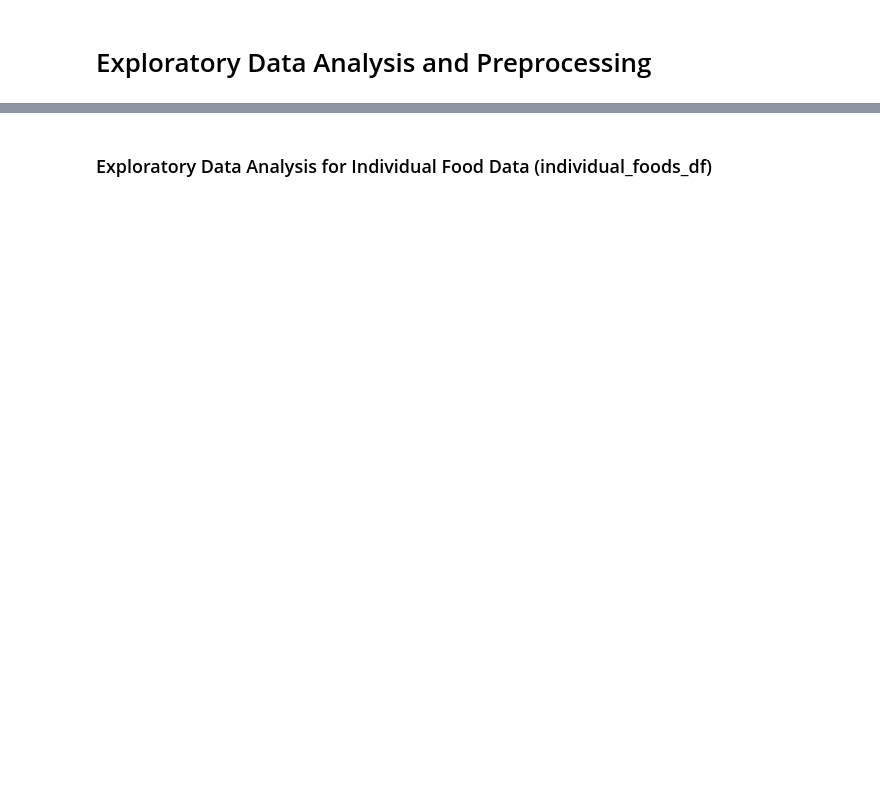
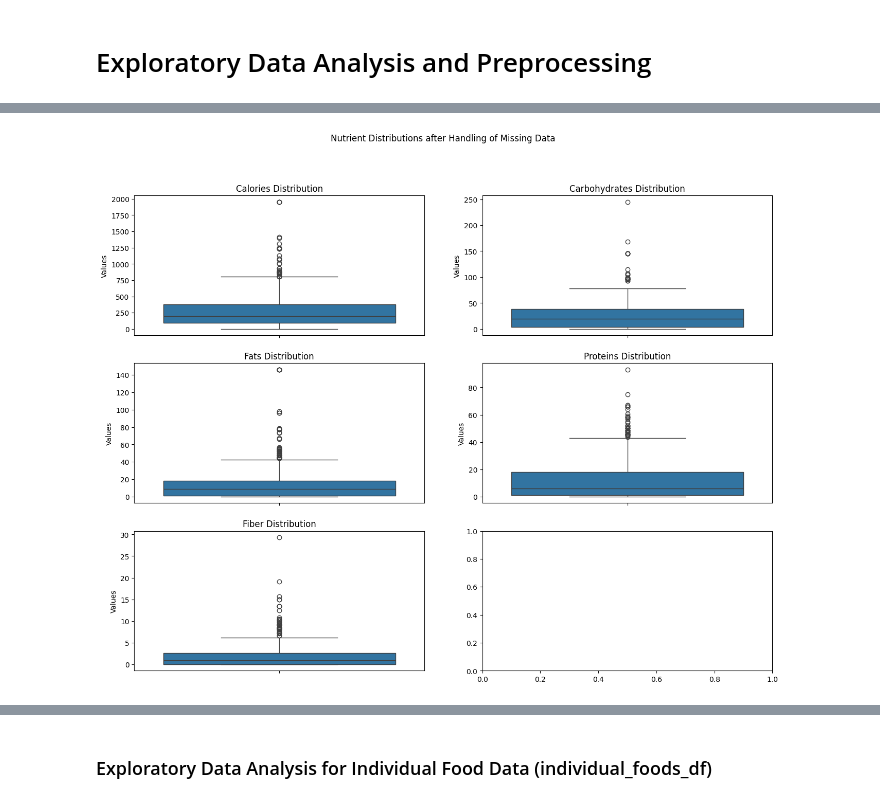
Before and after one commit to lvandine44/MADS-Capstone, a Jupyter notebook: 3-EDA and Preprocessing.ipynb, the cells around one changed output, grey strips where cells are left out. Cells and saved outputs as stored; diff of their text form; code cells hidden in the pictures; blank space fills up the shorter version.

```diff
--- a/3-EDA and Preprocessing.ipynb
+++ b/3-EDA and Preprocessing.ipynb
@@ -93,0 +201,15 @@ Name: count, dtype: int64
+# %%
+# 2x2 grid for boxplots
+fig, axes = plt.subplots(3, 2, figsize=(16, 12))
+nutrients = ['calories', 'carbohydrates', 'fats', 'proteins', 'fiber']
+titles = ['Calories', 'Carbohydrates', 'Fats', 'Proteins', 'Fiber']
+
+for i, ax in enumerate(axes.flat[:len(nutrients)]):
+    sns.boxplot(data=menu_df, y=nutrients[i], ax=ax)
+    ax.set_title(f'{titles[i]} Distribution')
+    ax.set_ylabel('Values')
+
+plt.suptitle("Nutrient Distributions after Handling of Missing Data")
+plt.show()
+# %% [output]
+[figure, added]
```
Also changed, not shown: parts of 40 cells of this notebook, 5 other files.
